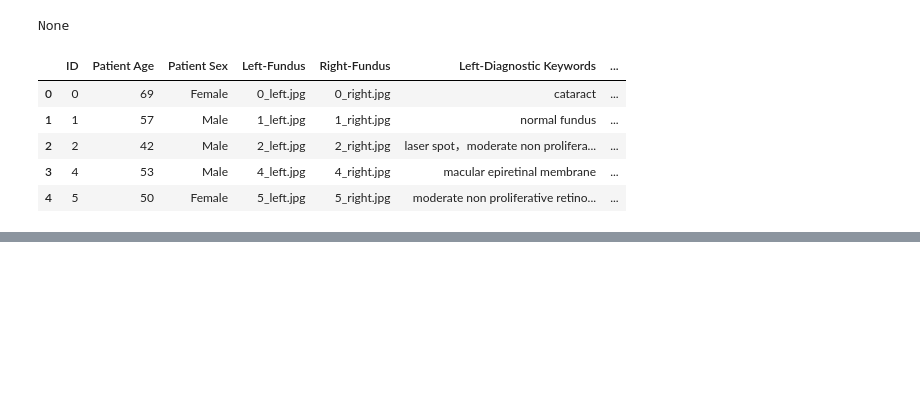
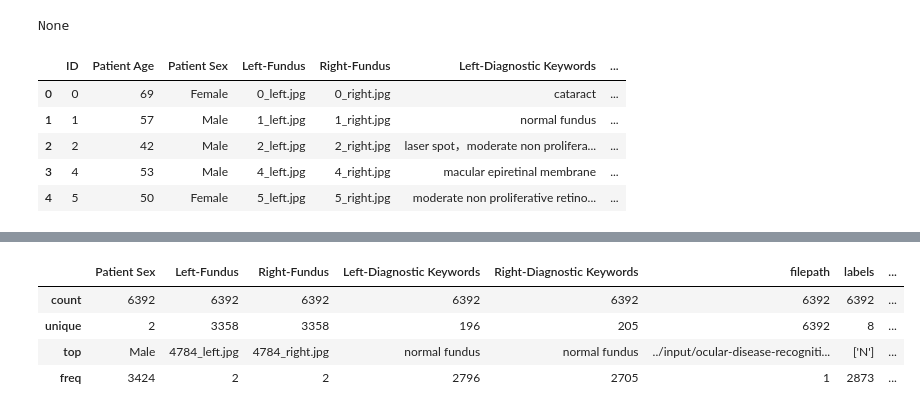
Before and after one commit to tasawar301/final_year_ocular, a Jupyter notebook: OCULAR_1.ipynb, the cells around one changed output, grey strips where cells are left out. Drawn from its saved outputs; the diff is of its cells as text; code cells hidden in the pictures; blank space fills up the shorter version.

```diff
--- a/OCULAR_1.ipynb
+++ b/OCULAR_1.ipynb
@@ -54,0 +67,8 @@ None
+# %%
+data_df.describe(include='object')
+# %% [output]
+|  | Patient Sex | Left-Fundus | Right-Fundus | Left-Diagnostic Keywords | Right-Diagnostic Keywords | filepath | labels | ... |
+| count | 6392 | 6392 | 6392 | 6392 | 6392 | 6392 | 6392 | ... |
+| unique | 2 | 3358 | 3358 | 196 | 205 | 6392 | 8 | ... |
+| top | Male | 4784_left.jpg | 4784_right.jpg | normal fundus | normal fundus | ../input/ocular-disease-recogniti... | ['N'] | ... |
+| freq | 3424 | 2 | 2 | 2796 | 2705 | 1 | 2873 | ... |
```
Also changed, not shown: parts of 5 cells of this notebook.
